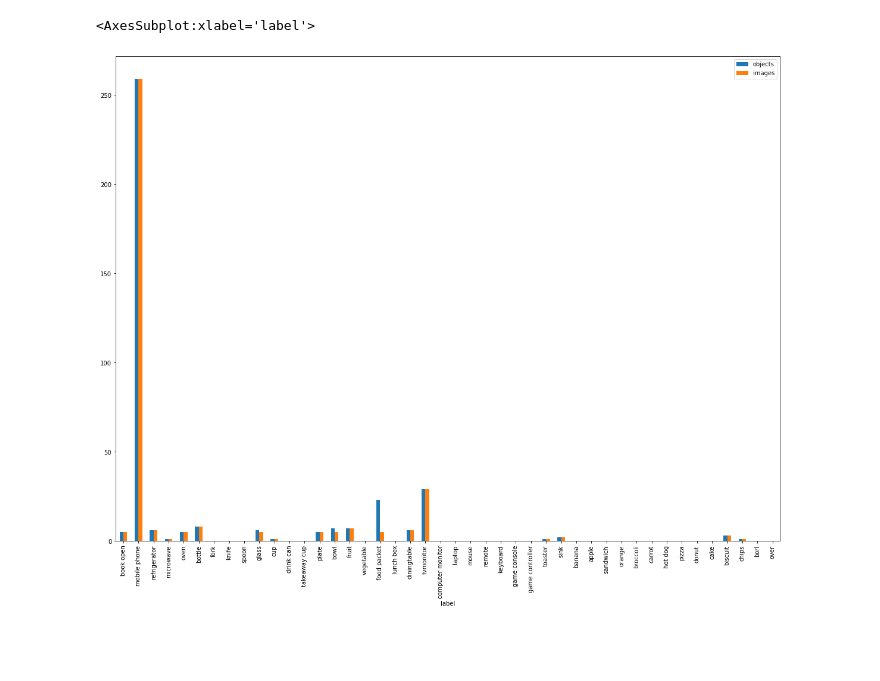
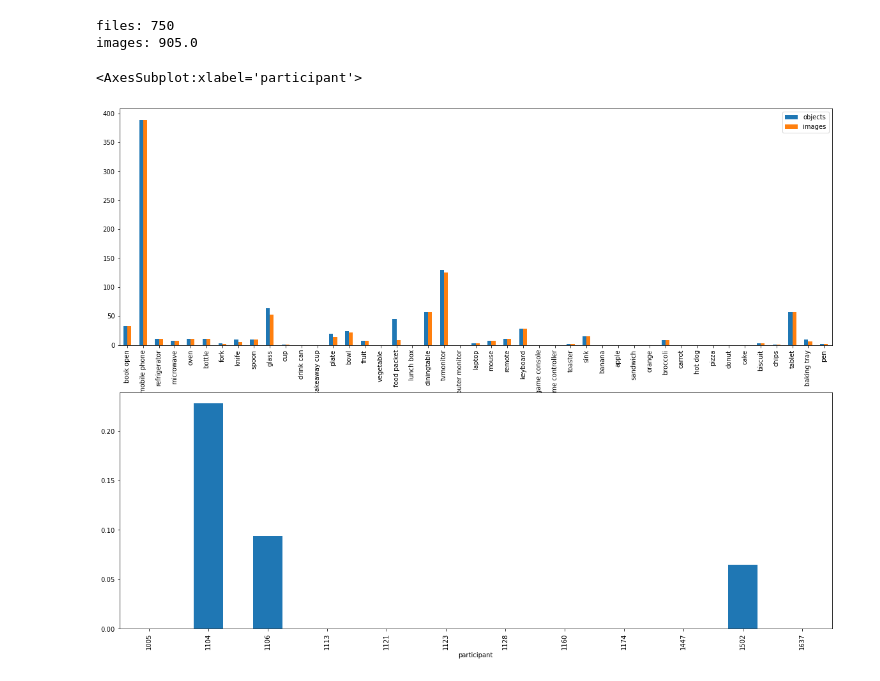
Before and after one commit to Motivation-and-Behaviour/SquareEyes, a Jupyter notebook: notebooks/Training Data Summary.ipynb, the cells around one changed output. Saved outputs shown, nothing was run; the diff lists cells and outputs as text; code cells hidden in the pictures; blank space fills up the shorter version.

Commit message:
Create notebook to track labelling

```diff
--- a/notebooks/Training Data Summary.ipynb
+++ b/notebooks/Training Data Summary.ipynb
@@ -21,0 +57,8 @@ def read_txt(file):
+# %%
+%%time
+pool = Pool()
+imgs = pool.map(get_images, folders)
+pool.close()
+pool.join()
+
+imgs = [item for sublist in imgs for item in sublist]
@@ -22,11 +67,19 @@ def read_txt(file):
 # %%
-images = pd.DataFrame(data=classes,columns=["label"])
-images = images.reindex(columns = ["label","objects","images"])
-images.fillna(0, inplace=True)
+%%time
+files = glob.glob(folder + "//*image*.txt")
+with open(folder + "//classes.txt", "r") as f:
+    classes = [line.strip("\n") for line in f.readlines()]
 
-with Pool() as pool:
-    results = pool.map(read_txt, files)
+labels = pd.DataFrame(data=classes, columns=["label"])
+labels = labels.reindex(columns=["label", "objects", "images"])
+labels.fillna(0, inplace=True)
+
+pool = Pool()
+results = pool.map(read_txt, files)
+pool.close()
+pool.join()
+
 for codes in results:
     for key in codes:
-        images.loc[key,"objects"] += codes[key]
-        images.loc[key,"images"] += 1
+        labels.loc[key, "objects"] += codes[key]
+        labels.loc[key, "images"] += 1
@@ -33,5 +88,18 @@ for codes in results:
-# %%
-images.plot(kind="bar",figsize=(20,15),x="label")
-# %% [output]
-<AxesSubplot:xlabel='label'>
-[figure, removed]
+# %%
+images = pd.DataFrame(imgs, columns=["filepath"])
+images["basename"] = images["filepath"].apply(get_basename)
+images["participant"] = images["basename"].apply(lambda x: x[:4])
+images["labelled"] = images["basename"].isin(
+    [get_basename(x) for x in files]
+)
+# %%
+print(f"files: {len(files)}")
+print(f"images: {labels['images'].sum()}")
+fig, (ax,ax2) = plt.subplots(nrows=2, figsize=(20,15))
+labels.plot(kind="bar", x="label",ax=ax)
+images.groupby("participant")['labelled'].mean().plot(kind='bar',ax=ax2)
+# %% [output]
+files: 750
+images: 905.0
+<AxesSubplot:xlabel='participant'>
+[figure, added]
```
Also changed, not shown: parts of 9 cells of this notebook.
